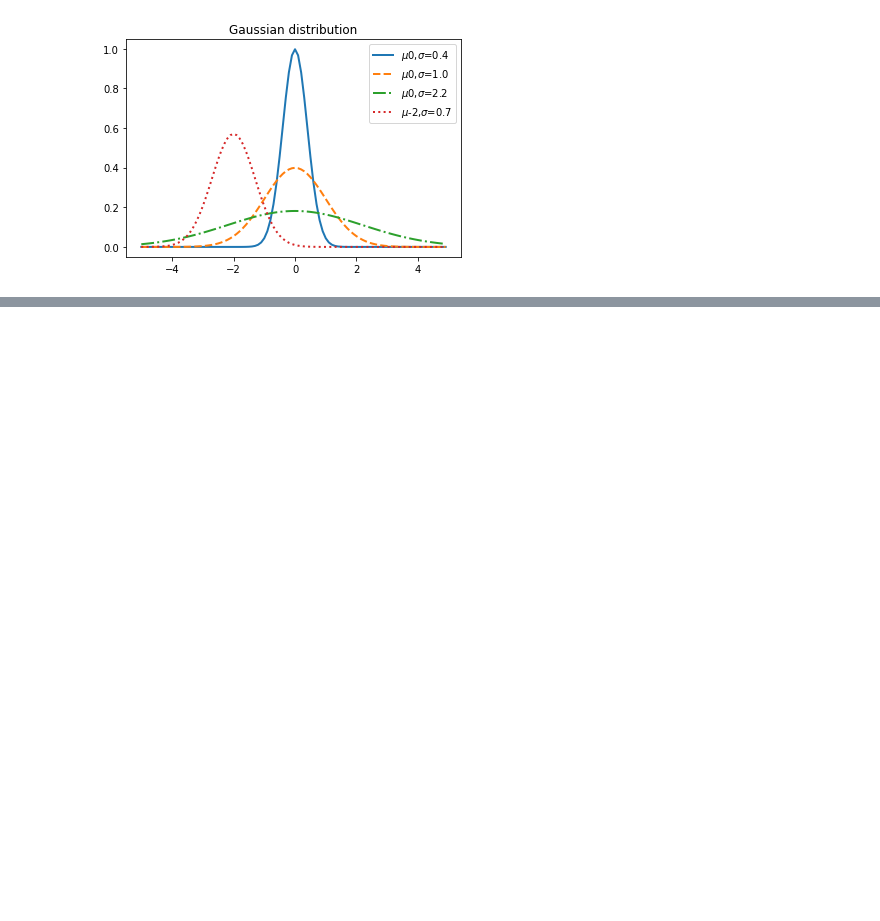
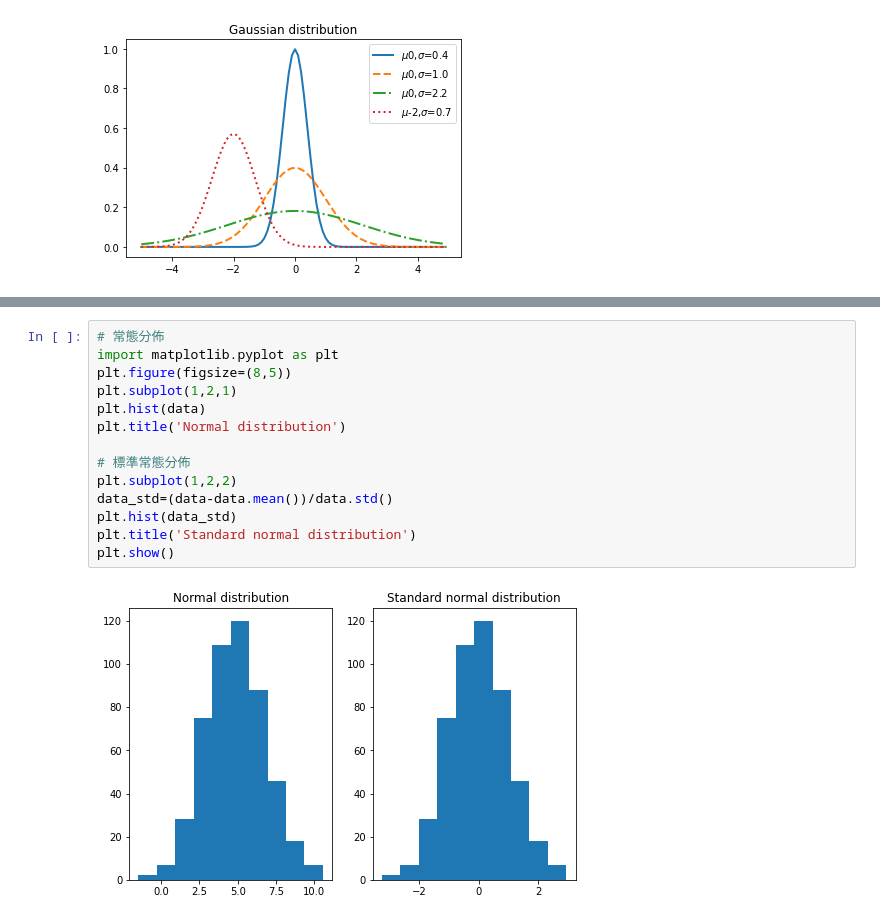
Before and after one commit to weilipan/MachineLearing, a Jupyter notebook: 3_機率.ipynb, the cells around one changed output, grey strips where cells are left out. Cells and saved outputs as stored; diff of their text form; blank space fills up the shorter version.

```diff
--- a/3_機率.ipynb
+++ b/3_機率.ipynb
@@ -128,0 +126,16 @@ array([[[10., 10.],
+# %%
+# 常態分佈
+import matplotlib.pyplot as plt
+plt.figure(figsize=(8,5))
+plt.subplot(1,2,1)
+plt.hist(data)
+plt.title('Normal distribution')
+
+# 標準常態分佈
+plt.subplot(1,2,2)
+data_std=(data-data.mean())/data.std()
+plt.hist(data_std)
+plt.title('Standard normal distribution')
+plt.show()
+# %% [output]
+[figure, added]
```
Also changed, not shown: parts of 2 cells of this notebook.
